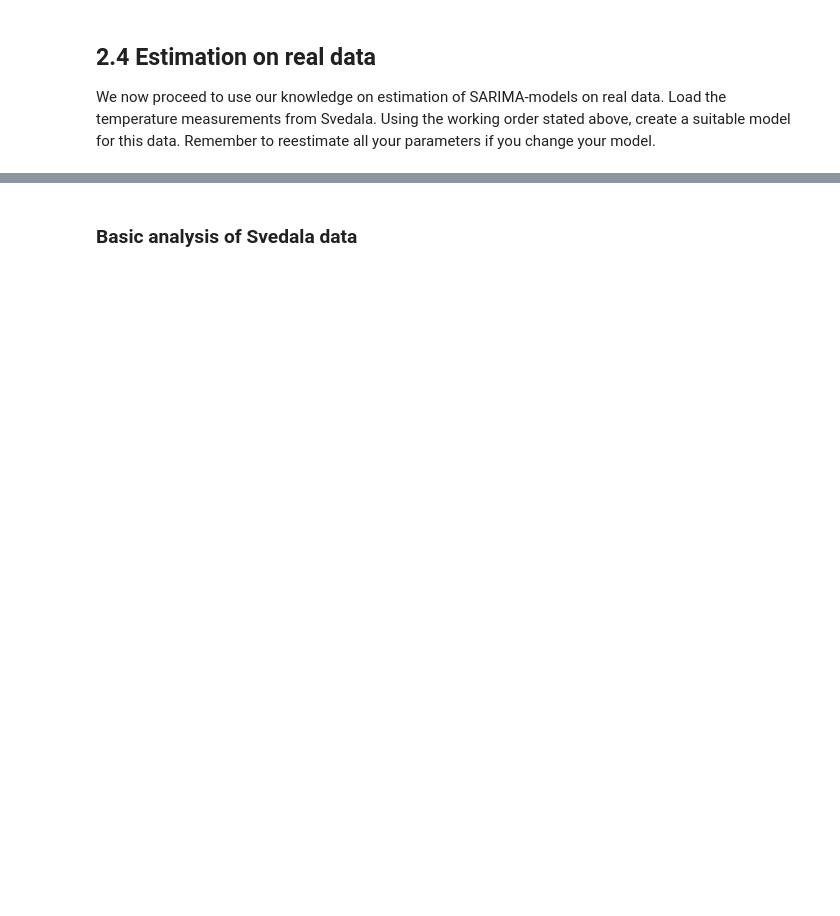
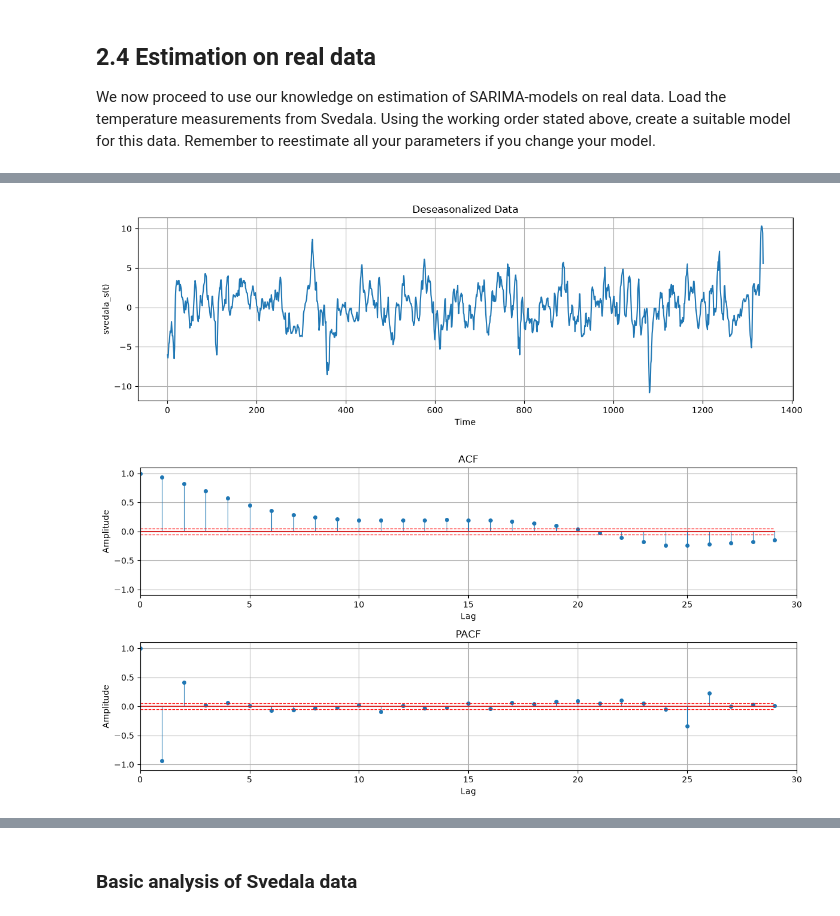
Before and after one commit to H-Wadman/TimeSeriesAnalysis, a Jupyter notebook: labs/lab1.ipynb, the cells around one changed output, grey strips where cells are left out. Cells and saved outputs as stored; diff of their text form; code cells hidden in the pictures; blank space fills up the shorter version.

```diff
--- a/labs/lab1.ipynb
+++ b/labs/lab1.ipynb
@@ -1152,0 +1259,20 @@ plt.show()
+# %%
+# Remove seasonality
+
+A24 = np.array([1] + [0] * 23 + [-1])
+svedala_s = signal.lfilter(A24, [1], svedala)
+svedala_s = svedala_s[24:]
+
+plt.figure(figsize=(12, 4))
+plt.plot(svedala_s)
+plt.title('Deseasonalized Data')
+plt.xlabel('Time')
+plt.ylabel('svedala_s(t)')
+plt.grid(True)
+plt.tight_layout()
+plt.show()
+
+plotACFnPACF(svedala_s)
+# %% [output]
+[figure, added]
+[figure, added]
```
Also changed, not shown: parts of 26 cells of this notebook, 1 other file.
